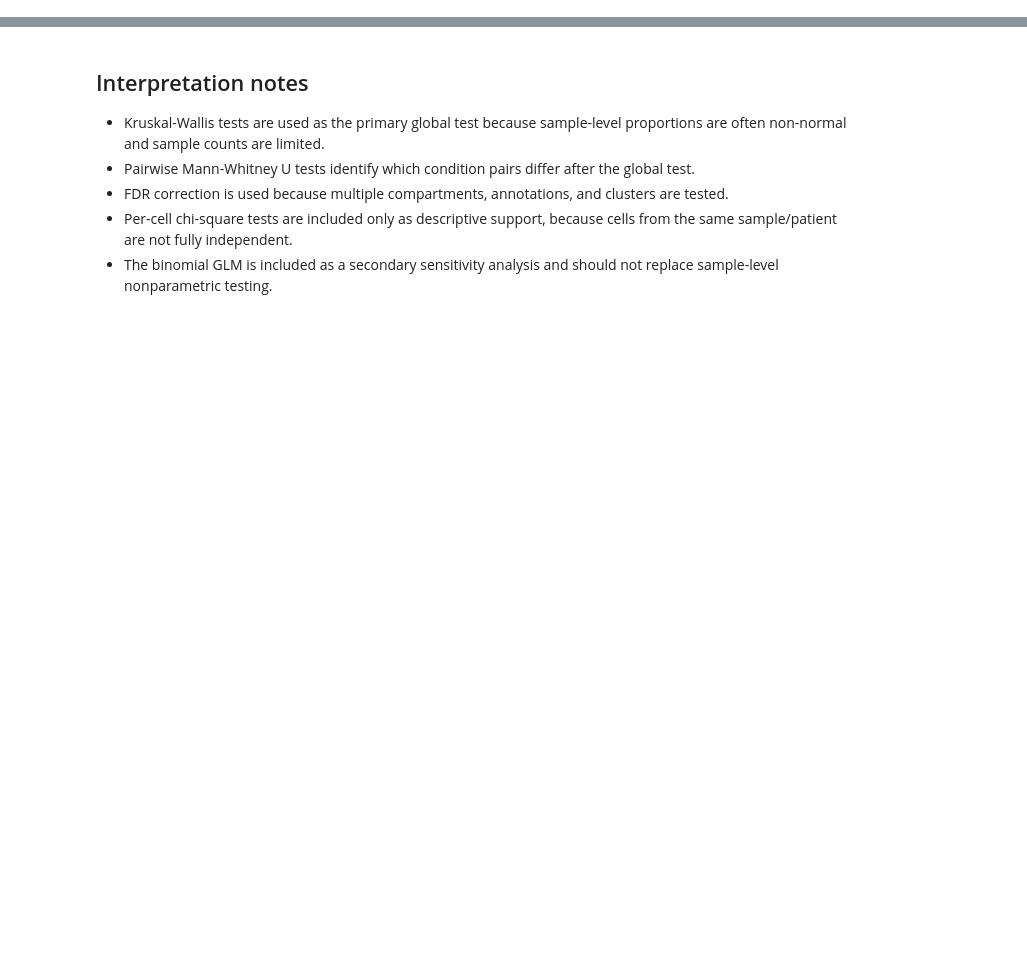
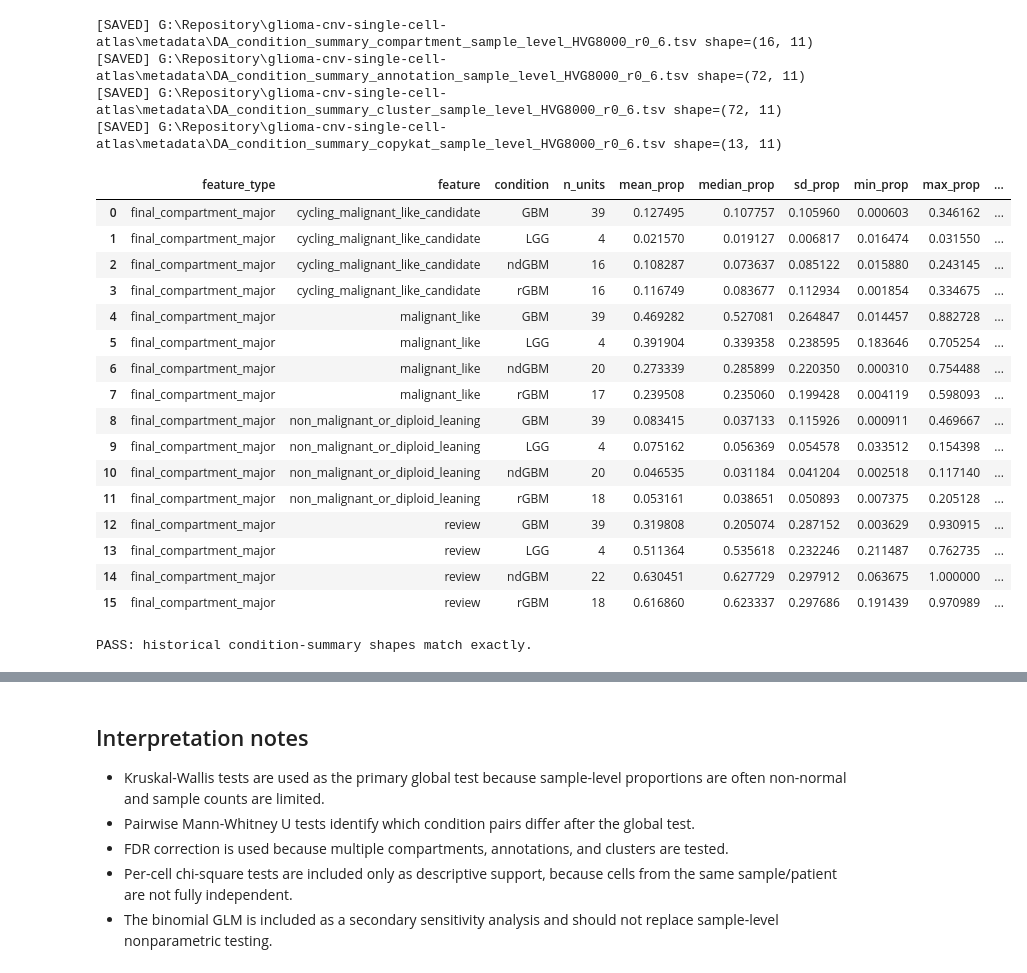
Before and after one commit to CPFeX/glioma-cnv-single-cell-atlas, a Jupyter notebook: code/01_main_analysis/18_differential_abundance.ipynb, the cells around one changed output, grey strips where cells are left out. Cells and saved outputs as stored; diff of their text form; code cells hidden in the pictures; blank space fills up the shorter version.

```diff
--- a/code/01_main_analysis/18_differential_abundance.ipynb
+++ b/code/01_main_analysis/18_differential_abundance.ipynb
@@ -421,24 +898,74 @@ else:
 # %%
 # =========================
 # Condition summaries
 # =========================
 summary_comp = condition_feature_summary(sample_comp)
 summary_ann = condition_feature_summary(sample_ann)
 summary_cluster = condition_feature_summary(sample_cluster)
 summary_copykat = condition_feature_summary(sample_copykat) if copykat_col and len(sample_copykat) else pd.DataFrame()
 
 SUMMARY_COMP_TSV = METADATA_DIR / f"DA_condition_summary_compartment_sample_level_{RUN_TAG}.tsv"
 SUMMARY_ANN_TSV = METADATA_DIR / f"DA_condition_summary_annotation_sample_level_{RUN_TAG}.tsv"
 SUMMARY_CLUSTER_TSV = METADATA_DIR / f"DA_condition_summary_cluster_sample_level_{RUN_TAG}.tsv"
 SUMMARY_COPYKAT_TSV = METADATA_DIR / f"DA_condition_summary_copykat_sample_level_{RUN_TAG}.tsv"
 
 write_tsv_replace(summary_comp, SUMMARY_COMP_TSV)
 write_tsv_replace(summary_ann, SUMMARY_ANN_TSV)
 write_tsv_replace(summary_cluster, SUMMARY_CLUSTER_TSV)
 if copykat_col and len(summary_copykat):
     write_tsv_replace(summary_copykat, SUMMARY_COPYKAT_TSV)
 
 display(summary_comp)
+
+EXPECTED_CONDITION_SUMMARY_SHAPES = {
+    "compartment": (16, 11),
+    "annotation": (72, 11),
+    "cluster": (72, 11),
+    "copykat": (13, 11),
+}
+
+observed_condition_summary_shapes = {
+    "compartment": summary_comp.shape,
+    "annotation": summary_ann.shape,
+    "cluster": summary_cluster.shape,
+    "copykat": summary_copykat.shape,
+}
+
+if (
+    observed_condition_summary_shapes
+    != EXPECTED_CONDITION_SUMMARY_SHAPES
+):
+    raise RuntimeError(
+        "Historical condition-summary checkpoint failed. "
+        f"Observed: {observed_condition_summary_shapes}"
+    )
+
+print(
+    "PASS: historical condition-summary shapes match exactly."
+)
+# %% [output]
+[SAVED] G:\Repository\glioma-cnv-single-cell-atlas\metadata\DA_condition_summary_compartment_sample_level_HVG8000_r0_6.tsv shape=(16, 11)
+[SAVED] G:\Repository\glioma-cnv-single-cell-atlas\metadata\DA_condition_summary_annotation_sample_level_HVG8000_r0_6.tsv shape=(72, 11)
+[SAVED] G:\Repository\glioma-cnv-single-cell-atlas\metadata\DA_condition_summary_cluster_sample_level_HVG8000_r0_6.tsv shape=(72, 11)
+[SAVED] G:\Repository\glioma-cnv-single-cell-atlas\metadata\DA_condition_summary_copykat_sample_level_HVG8000_r0_6.tsv shape=(13, 11)
+|  | feature_type | feature | condition | n_units | mean_prop | median_prop | sd_prop | min_prop | max_prop | ... |
+| 0 | final_compartment_major | cycling_malignant_like_candidate | GBM | 39 | 0.127495 | 0.107757 | 0.105960 | 0.000603 | 0.346162 | ... |
+| 1 | final_compartment_major | cycling_malignant_like_candidate | LGG | 4 | 0.021570 | 0.019127 | 0.006817 | 0.016474 | 0.031550 | ... |
+| 2 | final_compartment_major | cycling_malignant_like_candidate | ndGBM | 16 | 0.108287 | 0.073637 | 0.085122 | 0.015880 | 0.243145 | ... |
+| 3 | final_compartment_major | cycling_malignant_like_candidate | rGBM | 16 | 0.116749 | 0.083677 | 0.112934 | 0.001854 | 0.334675 | ... |
+| 4 | final_compartment_major | malignant_like | GBM | 39 | 0.469282 | 0.527081 | 0.264847 | 0.014457 | 0.882728 | ... |
+| 5 | final_compartment_major | malignant_like | LGG | 4 | 0.391904 | 0.339358 | 0.238595 | 0.183646 | 0.705254 | ... |
+| 6 | final_compartment_major | malignant_like | ndGBM | 20 | 0.273339 | 0.285899 | 0.220350 | 0.000310 | 0.754488 | ... |
+| 7 | final_compartment_major | malignant_like | rGBM | 17 | 0.239508 | 0.235060 | 0.199428 | 0.004119 | 0.598093 | ... |
+| 8 | final_compartment_major | non_malignant_or_diploid_leaning | GBM | 39 | 0.083415 | 0.037133 | 0.115926 | 0.000911 | 0.469667 | ... |
+| 9 | final_compartment_major | non_malignant_or_diploid_leaning | LGG | 4 | 0.075162 | 0.056369 | 0.054578 | 0.033512 | 0.154398 | ... |
+| 10 | final_compartment_major | non_malignant_or_diploid_leaning | ndGBM | 20 | 0.046535 | 0.031184 | 0.041204 | 0.002518 | 0.117140 | ... |
+| 11 | final_compartment_major | non_malignant_or_diploid_leaning | rGBM | 18 | 0.053161 | 0.038651 | 0.050893 | 0.007375 | 0.205128 | ... |
+| 12 | final_compartment_major | review | GBM | 39 | 0.319808 | 0.205074 | 0.287152 | 0.003629 | 0.930915 | ... |
+| 13 | final_compartment_major | review | LGG | 4 | 0.511364 | 0.535618 | 0.232246 | 0.211487 | 0.762735 | ... |
+| 14 | final_compartment_major | review | ndGBM | 22 | 0.630451 | 0.627729 | 0.297912 | 0.063675 | 1.000000 | ... |
+| 15 | final_compartment_major | review | rGBM | 18 | 0.616860 | 0.623337 | 0.297686 | 0.191439 | 0.970989 | ... |
+PASS: historical condition-summary shapes match exactly.
 # %%
 # =========================
 # Global Kruskal-Wallis tests
```
Also changed, not shown: parts of 17 cells of this notebook, 27 other files.
